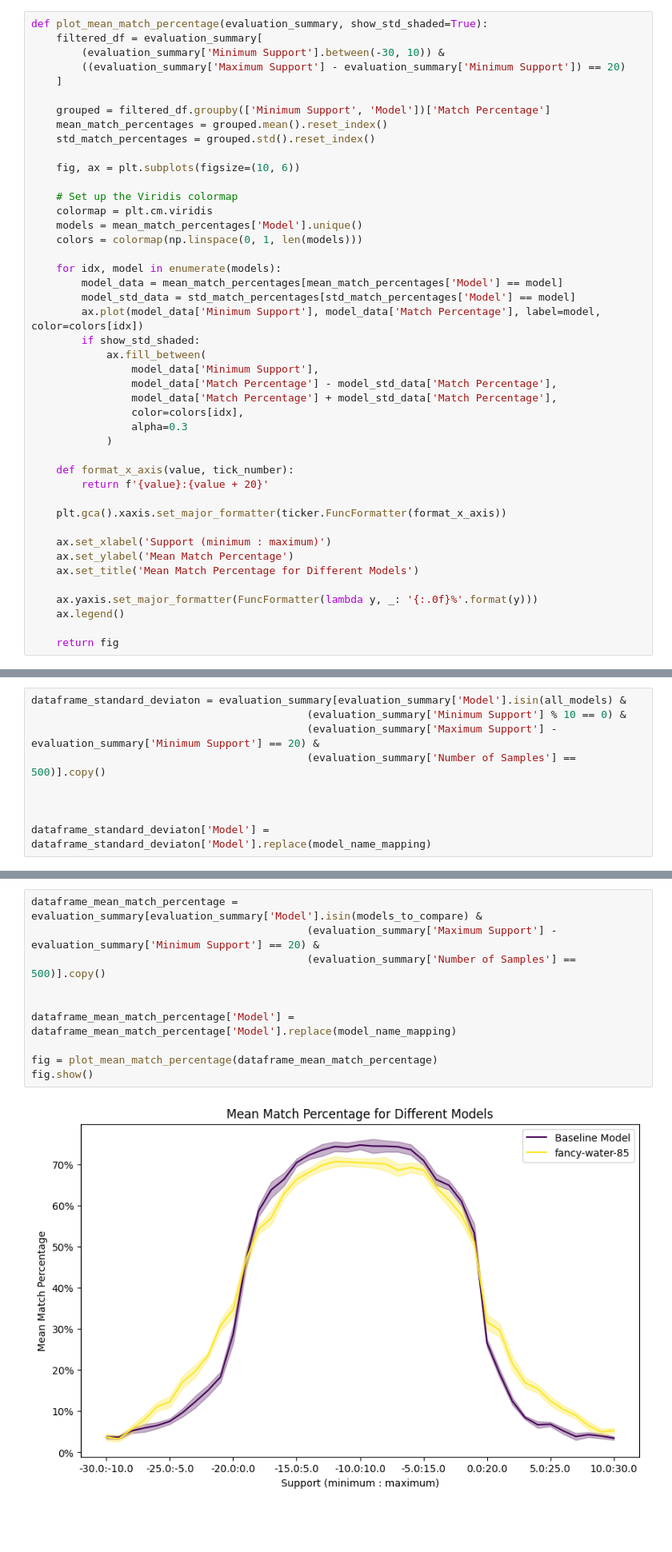
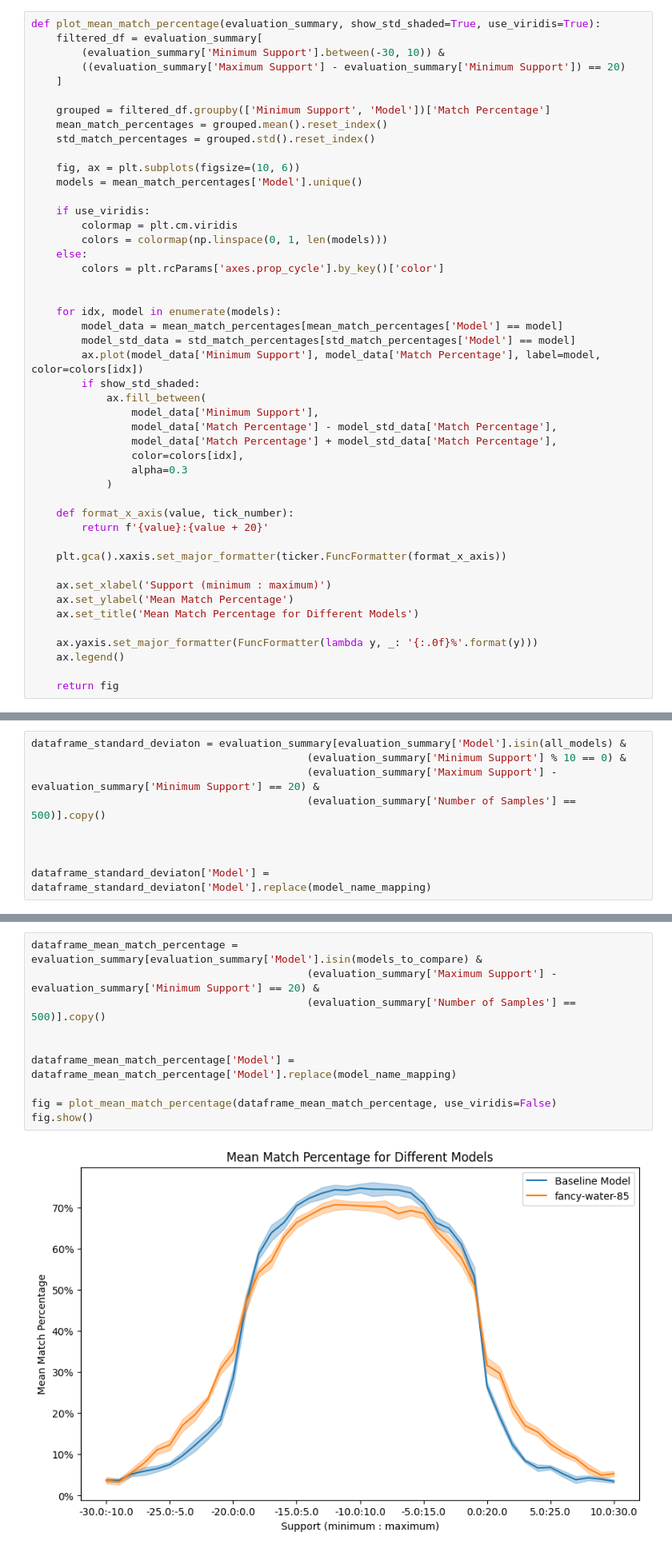
Before and after one commit to fabienmorgan/Self-Supervised_Numerical_Pre-Training_for_Symbolic_Regression, a Jupyter notebook: evalulation_graphs/variance_seed.ipynb, the cells around one changed output, grey strips where cells are left out. Shown at 80% size. Saved outputs shown, nothing was run; the diff lists cells and outputs as text; blank space fills up the shorter version.

```diff
--- a/evalulation_graphs/variance_seed.ipynb
+++ b/evalulation_graphs/variance_seed.ipynb
@@ -169,7 +169,7 @@ def plot_gaussian_distribution_multiple_models(dataframe, modelname_visible=Fals
     fig.tight_layout(rect=[0, 0, 0.85, 1])  # Adjust layout to fit everything nicely and reduce right padding
     return fig
 # %%
-def plot_mean_match_percentage(evaluation_summary, show_std_shaded=True):
+def plot_mean_match_percentage(evaluation_summary, show_std_shaded=True, use_viridis=True):
     filtered_df = evaluation_summary[
         (evaluation_summary['Minimum Support'].between(-30, 10)) &
         ((evaluation_summary['Maximum Support'] - evaluation_summary['Minimum Support']) == 20)
@@ -180,11 +180,14 @@ def plot_mean_match_percentage(evaluation_summary, show_std_shaded=True):
     std_match_percentages = grouped.std().reset_index()
 
     fig, ax = plt.subplots(figsize=(10, 6))
+    models = mean_match_percentages['Model'].unique()
 
-    # Set up the Viridis colormap
-    colormap = plt.cm.viridis
-    models = mean_match_percentages['Model'].unique()
-    colors = colormap(np.linspace(0, 1, len(models)))
+    if use_viridis:
+        colormap = plt.cm.viridis
+        colors = colormap(np.linspace(0, 1, len(models)))
+    else:
+        colors = plt.rcParams['axes.prop_cycle'].by_key()['color']
+
 
     for idx, model in enumerate(models):
         model_data = mean_match_percentages[mean_match_percentages['Model'] == model]
@@ -326,15 +329,15 @@ mmsr_newloss_eval.head()
 # %%
 dataframe_mean_match_percentage = evaluation_summary[evaluation_summary['Model'].isin(models_to_compare) &
                                             (evaluation_summary['Maximum Support'] - evaluation_summary['Minimum Support'] == 20) &
                                             (evaluation_summary['Number of Samples'] == 500)].copy()
 
 
 dataframe_mean_match_percentage['Model'] = dataframe_mean_match_percentage['Model'].replace(model_name_mapping)
 
-fig = plot_mean_match_percentage(dataframe_mean_match_percentage)
+fig = plot_mean_match_percentage(dataframe_mean_match_percentage, use_viridis=False)
 fig.show()
 # %% [output]
-[figure, old version]
+[figure, new version]
 # %%
 dataframe_mean_match_percentage = evaluation_summary[evaluation_summary['Model'].isin(all_models) &
                                             (evaluation_summary['Maximum Support'] - evaluation_summary['Minimum Support'] == 20) &
```
Also changed, not shown: parts of 1 cell of this notebook, 3 other files.
